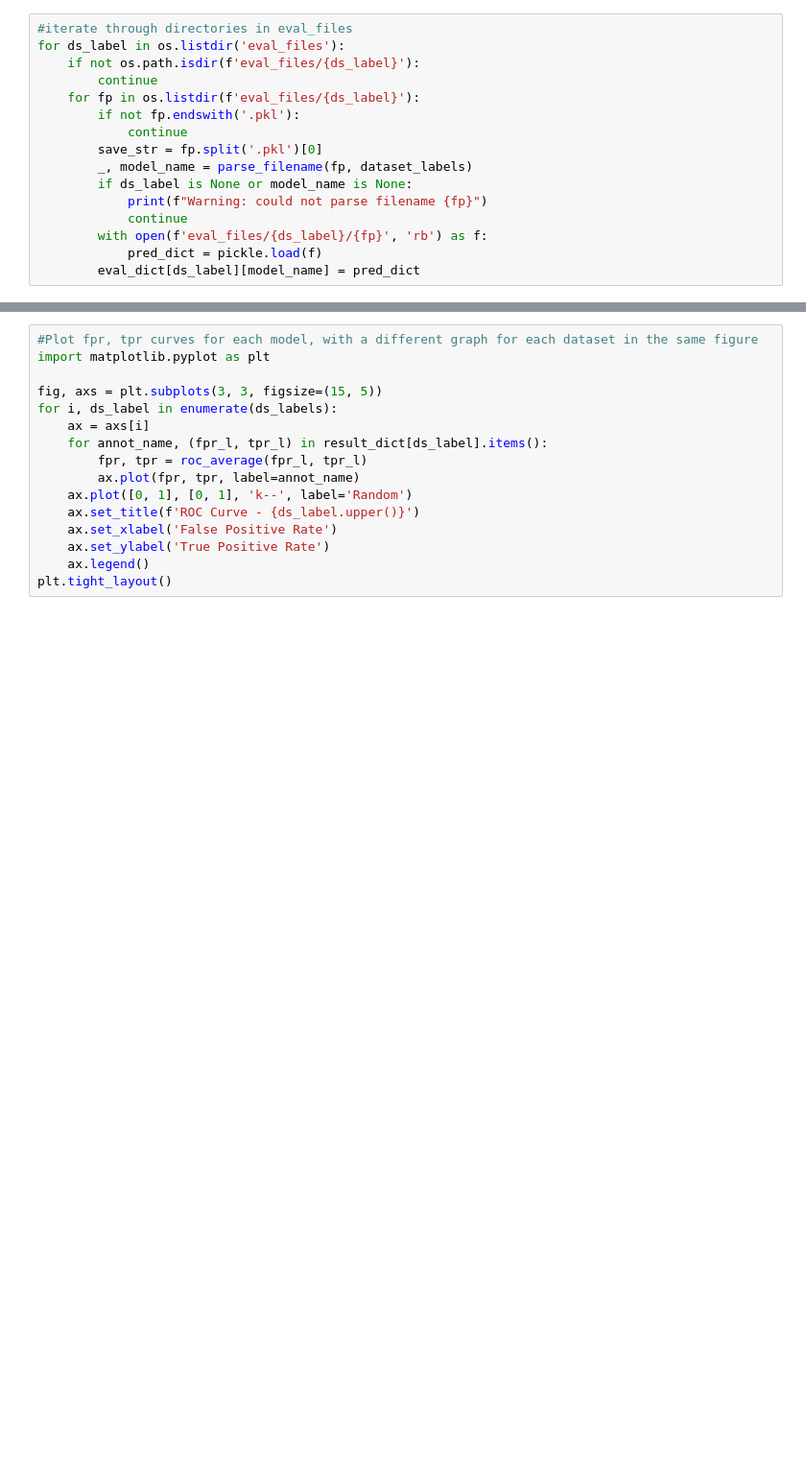
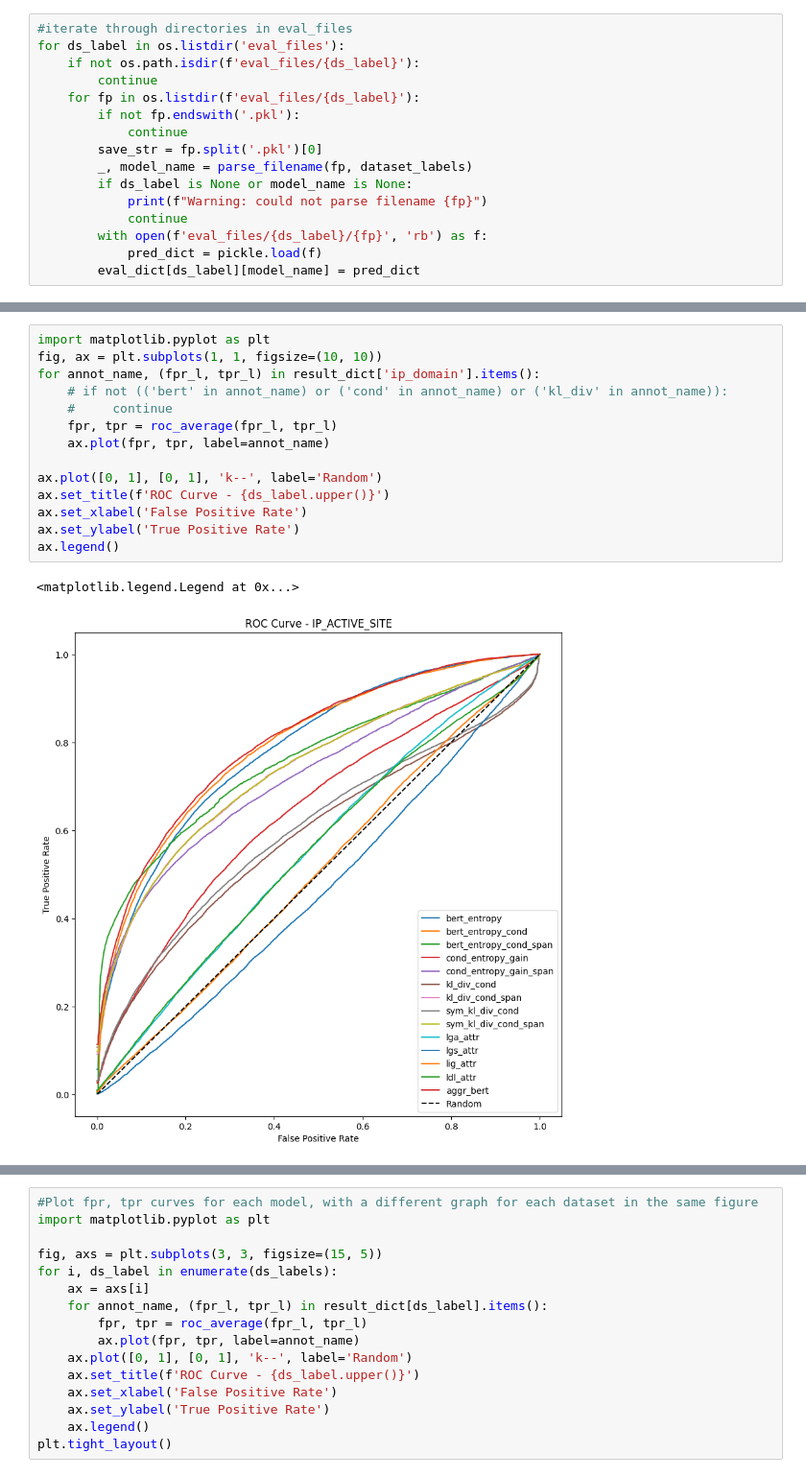
Before and after one commit to amdson/go_interp, a Jupyter notebook: go_ml/dataset_eval/eval_models.ipynb, the cells around one changed output, grey strips where cells are left out. Shown at 96% size. Cells and saved outputs as stored; diff of their text form; blank space fills up the shorter version.

```diff
--- a/go_ml/dataset_eval/eval_models.ipynb
+++ b/go_ml/dataset_eval/eval_models.ipynb
@@ -153,0 +236,17 @@ Dataset: ip_active_site kl_div_cond_span, MRR: 0.1028, AUC: 0.5120, BAUC: 0.4949
+# %%
+import matplotlib.pyplot as plt
+fig, ax = plt.subplots(1, 1, figsize=(10, 10))
+for annot_name, (fpr_l, tpr_l) in result_dict['ip_domain'].items():
+    # if not (('bert' in annot_name) or ('cond' in annot_name) or ('kl_div' in annot_name)):
+    #     continue
+    fpr, tpr = roc_average(fpr_l, tpr_l)
+    ax.plot(fpr, tpr, label=annot_name)
+
+ax.plot([0, 1], [0, 1], 'k--', label='Random')
+ax.set_title(f'ROC Curve - {ds_label.upper()}')
+ax.set_xlabel('False Positive Rate')
+ax.set_ylabel('True Positive Rate')
+ax.legend()
+# %% [output]
+<matplotlib.legend.Legend at 0x...>
+[figure, added]
```
Also changed, not shown: parts of 14 cells of this notebook, 2 other files.
